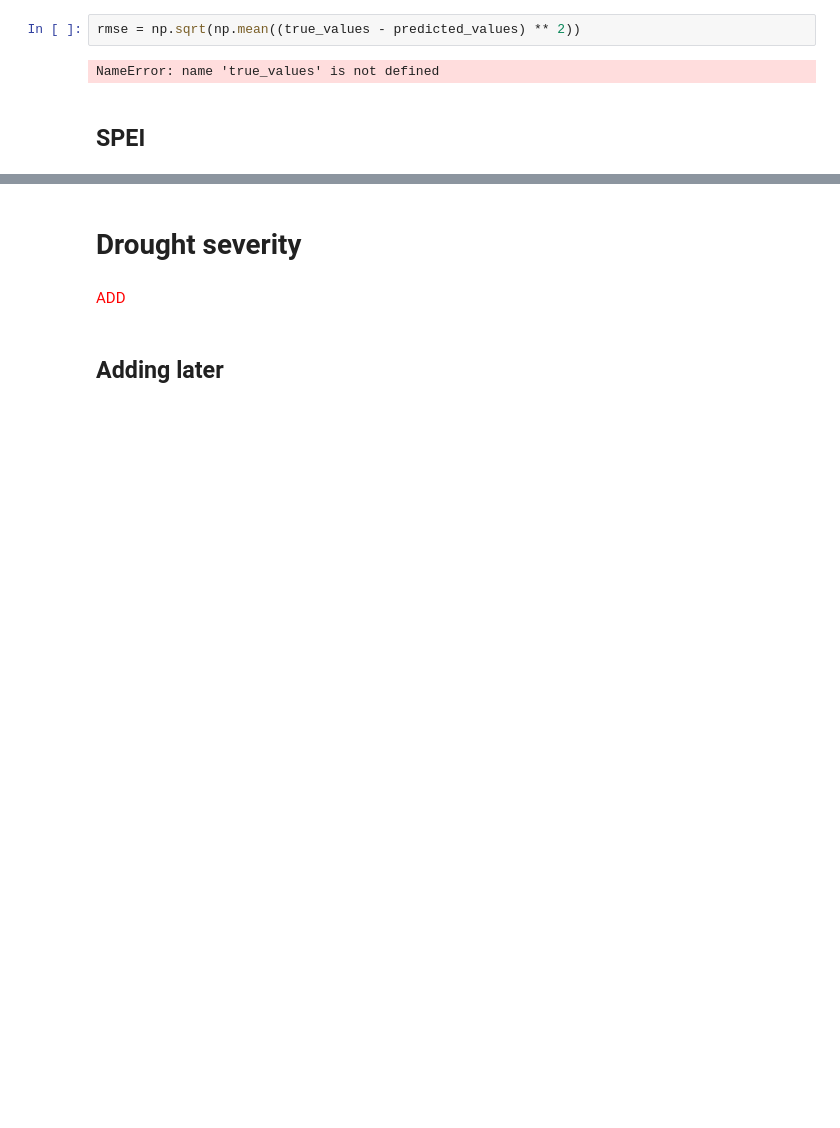
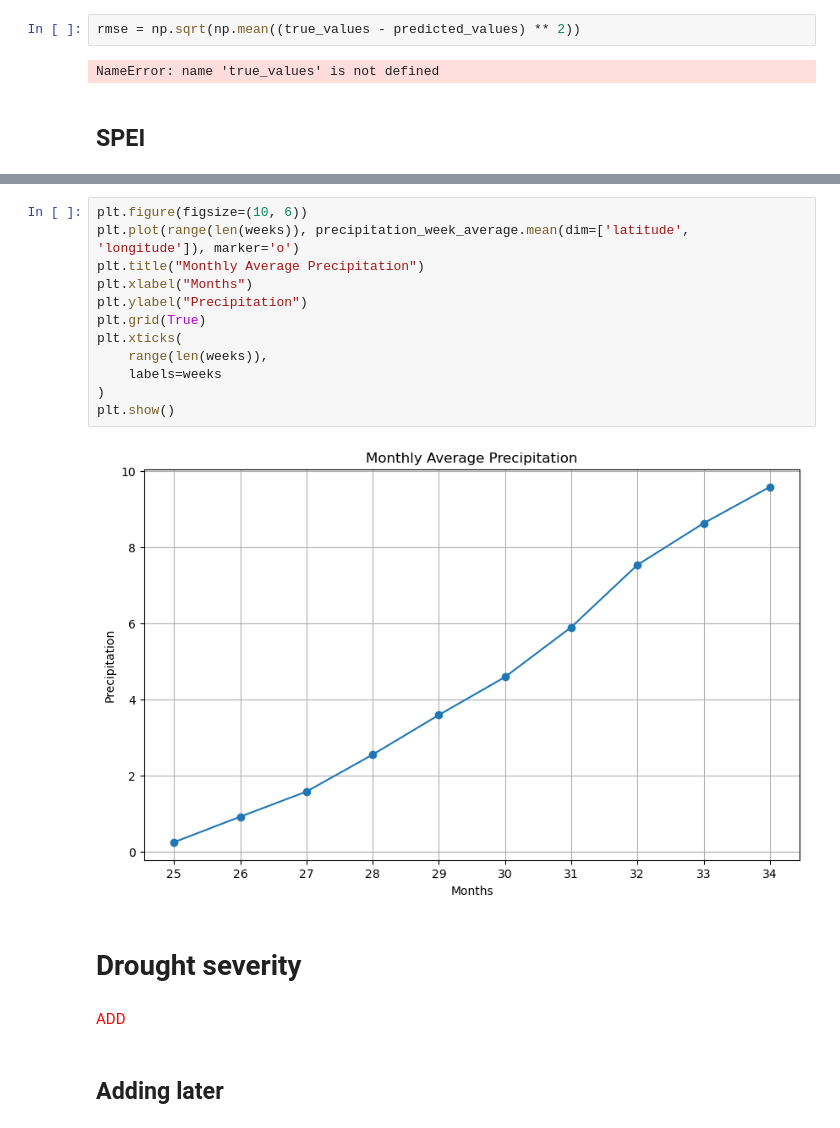
Before and after one commit to KathyBees/AI_Climate, a Jupyter notebook: drought_analysis.ipynb, the cells around one changed output, grey strips where cells are left out. Cells and saved outputs as stored; diff of their text form; blank space fills up the shorter version.

```diff
--- a/drought_analysis.ipynb
+++ b/drought_analysis.ipynb
@@ -618,3 +616,17 @@ plt.show()
+# %%
+plt.figure(figsize=(10, 6))
+plt.plot(range(len(weeks)), precipitation_week_average.mean(dim=['latitude', 'longitude']), marker='o')
+plt.title("Monthly Average Precipitation")
+plt.xlabel("Months")
+plt.ylabel("Precipitation")
+plt.grid(True)
+plt.xticks(
+    range(len(weeks)),
+    labels=weeks
+)
+plt.show()
+# %% [output]
+[figure, added]
 # %% [markdown]
 # Drought severity
 # %% [markdown]
```
Also changed, not shown: parts of 29 cells of this notebook.
